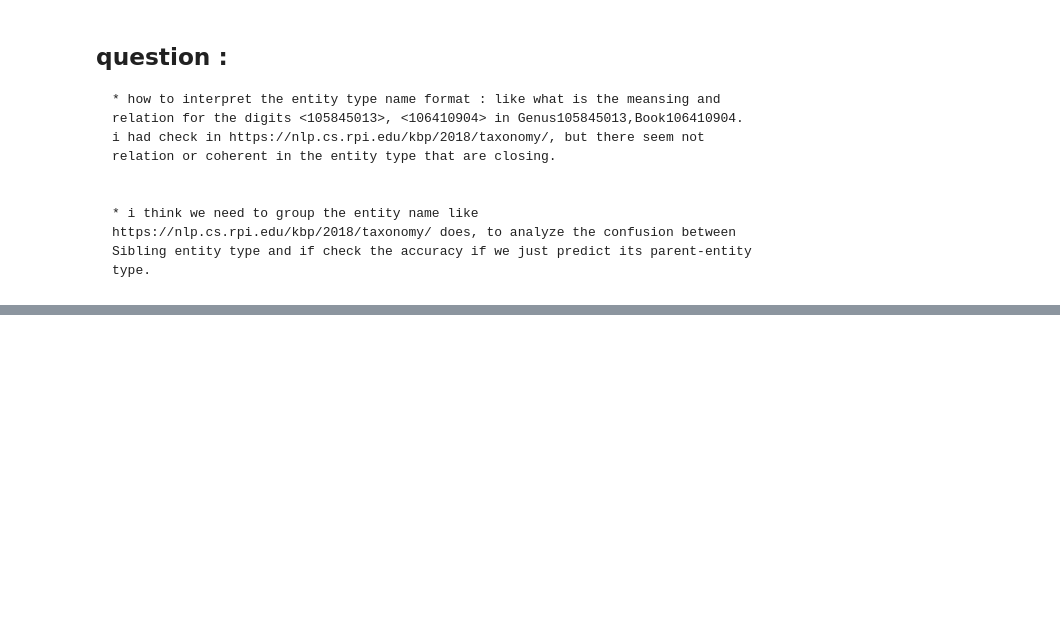
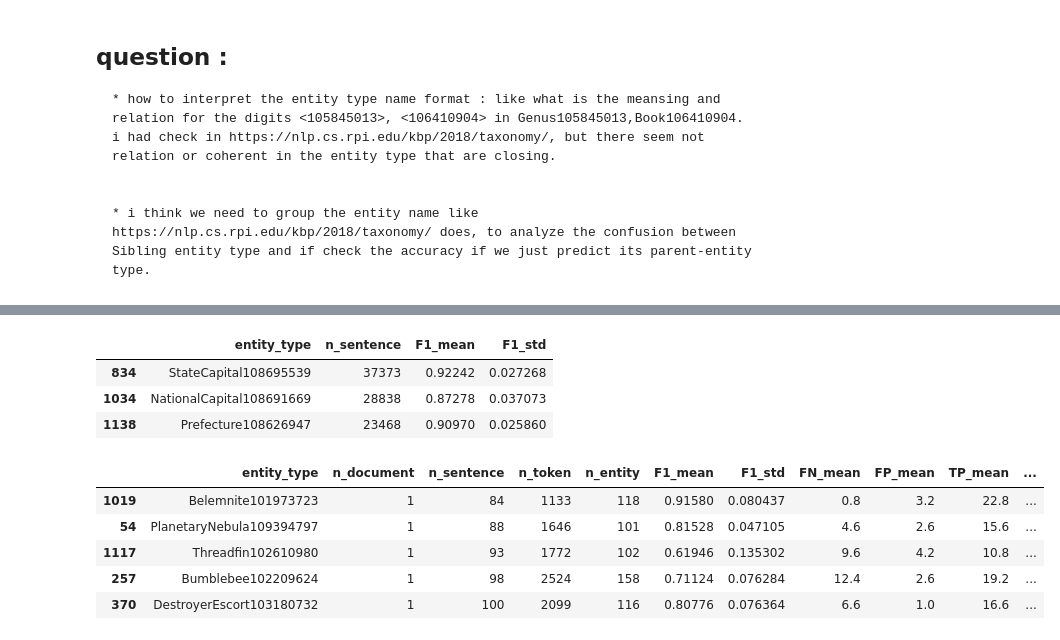
Before and after one commit to JZ-LIANG/EDL-2018, a Jupyter notebook: result/data_analysis_completed.ipynb, the cells around one changed output, grey strips where cells are left out. Saved outputs shown, nothing was run; the diff lists cells and outputs as text; code cells hidden in the pictures; blank space fills up the shorter version.

```diff
--- a/result/data_analysis_completed.ipynb
+++ b/result/data_analysis_completed.ipynb
@@ -372,0 +423,8 @@ plt.show()
+# %%
+last_3_entities = ['NationalCapital108691669','Prefecture108626947','StateCapital108695539']
+df_done[df_done['entity_type'].isin(last_3_entities)][['entity_type','n_sentence','F1_mean','F1_std']]
+# %% [output]
+|  | entity_type | n_sentence | F1_mean | F1_std |
+| 834 | StateCapital108695539 | 37373 | 0.92242 | 0.027268 |
+| 1034 | NationalCapital108691669 | 28838 | 0.87278 | 0.037073 |
+| 1138 | Prefecture108626947 | 23468 | 0.90970 | 0.025860 |
@@ -372,0 +433,9 @@ plt.show()
+# %%
+df_sorted.head(5)
+# %% [output]
+|  | entity_type | n_document | n_sentence | n_token | n_entity | F1_mean | F1_std | FN_mean | FP_mean | TP_mean | ... |
+| 1019 | Belemnite101973723 | 1 | 84 | 1133 | 118 | 0.91580 | 0.080437 | 0.8 | 3.2 | 22.8 | ... |
+| 54 | PlanetaryNebula109394797 | 1 | 88 | 1646 | 101 | 0.81528 | 0.047105 | 4.6 | 2.6 | 15.6 | ... |
+| 1117 | Threadfin102610980 | 1 | 93 | 1772 | 102 | 0.61946 | 0.135302 | 9.6 | 4.2 | 10.8 | ... |
+| 257 | Bumblebee102209624 | 1 | 98 | 2524 | 158 | 0.71124 | 0.076284 | 12.4 | 2.6 | 19.2 | ... |
+| 370 | DestroyerEscort103180732 | 1 | 100 | 2099 | 116 | 0.80776 | 0.076364 | 6.6 | 1.0 | 16.6 | ... |
```
Also changed, not shown: parts of 14 cells of this notebook, 16 other files.
